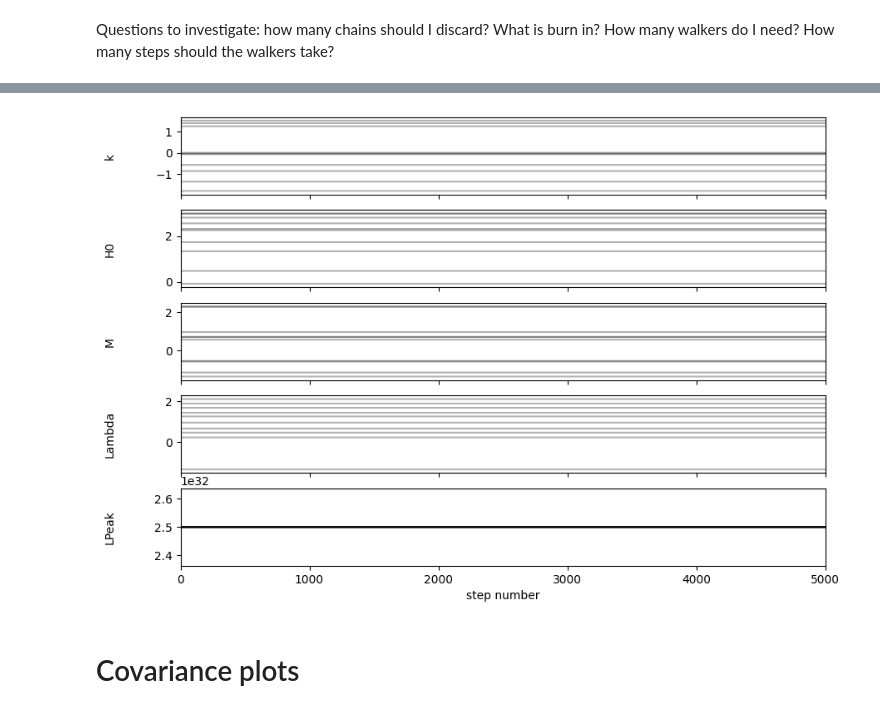
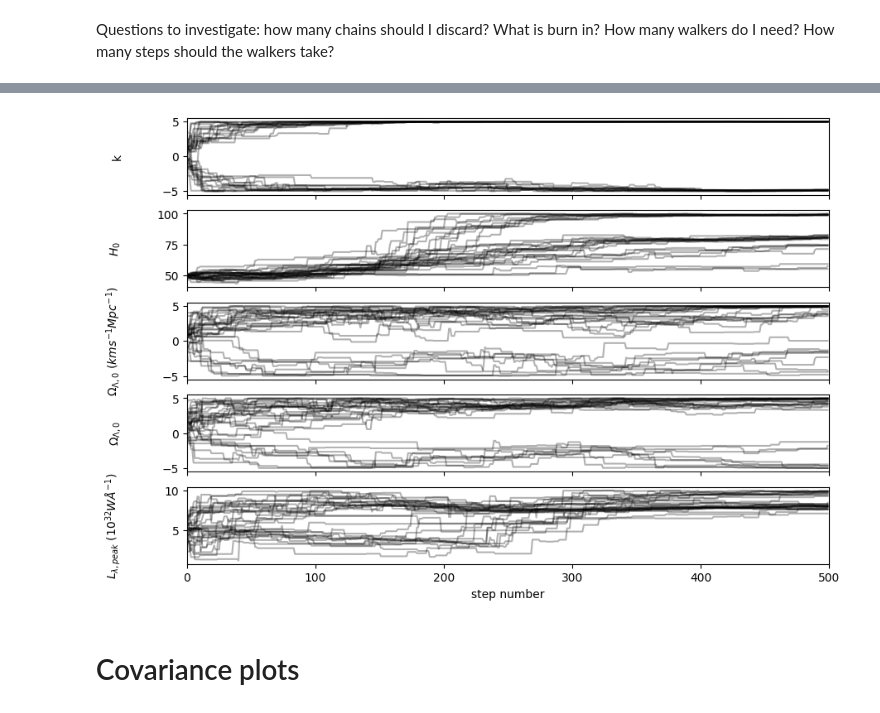
Before and after one commit to LightningMinion/Supernova-Cosmology, a Jupyter notebook: extension-code.ipynb, the cells around one changed output, grey strips where cells are left out. Cells and saved outputs as stored; diff of their text form; code cells hidden in the pictures.

```diff
--- a/extension-code.ipynb
+++ b/extension-code.ipynb
@@ -22,13 +23,13 @@ def scale_factor(z):
     return 1/(1+z)
 
 def curv_scale(H0, omega_M, omega_DE):
-    R0 = c/(75*np.sqrt(np.abs(omega_M+omega_DE-1)))
+    R0 = c/(H0*np.sqrt(np.abs(omega_M+omega_DE-1)))
     return R0
 
 def Friedmann_eq(z, k, H0, omega_M, omega_DE):
     a = scale_factor(z)
     R0 = curv_scale(H0, omega_M, omega_DE)
-    H2 = (75**2)*(omega_M/(a**3) + omega_DE - k*(c**2)/((R0**2)*(a**2)))
+    H2 = (H0**2)*(omega_M/(a**3) + omega_DE - k*(c**2)/((R0**2)*(a**2)))
     #if H2 <= 0:
         #return 0.00000001*np.random.random()
     return H2
@@ -58,7 +59,7 @@ def Sk(k, H0, omega_M, omega_DE, rc):
 def mag_model(z, k, H0, omega_M, omega_DE, LPeakLambda):
     rc = co_moving_dist(z, k, H0, omega_M, omega_DE)
     sk = Sk(k, H0, omega_M, omega_DE, rc)
-    flux = LPeakLambda/(4*np.pi*(sk**2)*((1+z)**2))
+    flux = LPeakLambda*(10**32)/(4*np.pi*(sk**2)*((1+z)**2))
     argument = flux/f0
     mag = -2.5*np.log10(argument)
     return mag
@@ -74,14 +75,15 @@ Parameters of model are: {k, H0, omega_M, omega_DE, LPeakLambda}
 Priors are: {k=0, H0~70, etc}
 
 Should priors be uniform or Gaussian over the range? - use uniform unless I have good reasons to use a Gaussian (eg if I use the Planck result as a prior, the prior could be a Gaussian with st dev being the error given by Planck)
-# %%
-def log_prior(theta):
-    k, H0, omega_M, omega_DE, LPeakLambda = theta
-    if -1<k<1 and 65<H0<75 and 0.3<omega_M<0.35 and 0.65<omega_DE<0.7 and (2*10**32)<LPeakLambda<(5*10**32):
-        return 0.0
-    return -np.inf
-
-priors_central = [0, 2, 0.325, 0.675, 2.5*10**32]
+# %%
+def log_prior(theta):
+    #print("prior func run")
+    k, H0, omega_M, omega_DE, LPeakLambda = theta
+    if -5<k<5 and -100<H0<100 and -5<omega_M<5 and -5<omega_DE<5 and (1)<LPeakLambda<(10): #go back to previous sensible priors
+        return 0.0
+    return -np.inf
+
+priors_central = [0, 50, 1, 1, 5]
 # %% [markdown]
 # Likelihood function
 # %%
@@ -102,12 +108,15 @@ def log_probability(theta, z, mag, magerr):
 Questions to investigate: how many chains should I discard? What is burn in? How many walkers do I need? How many steps should the walkers take?
 # %%
 pos = priors_central + np.random.randn(10, 5)
-nsteps = 5000 #number of steps walkers take
-ndiscard = 1 #how many steps at the beginning of the chain to discard
+print(pos)
+nsteps = 500 #number of steps walkers take
+ndiscard = 10 #how many steps at the beginning of the chain to discard
 nwalkers, ndim = pos.shape
+print(pos.shape)
 sampler = emcee.EnsembleSampler(
     nwalkers, ndim, log_probability, args = (sn_z, sn_mag, sn_mag_err)
 )
+print(sampler)
 sampler.run_mcmc(pos, nsteps, progress = True)
 flat_samples = sampler.get_chain(discard = ndiscard, thin = 15, flat = True)
 # %% [output]
@@ -115,17 +239,17 @@ You must install the tqdm library to use progress indicators with emcee
 # %%
 fig, axes = plt.subplots(5, figsize=(10, 7), sharex=True)
 samples = sampler.get_chain()
-labels = ["k", "H0", "M", "Lambda", "LPeak"]
+labels = ["k", "$H_0$", "${Ω_{Λ,0}}$ $({kms^{-1}Mpc^{-1}})$", "${Ω_{Λ,0}}$", "${L_{λ, peak}}$ ${(10^{32} W Å^{-1})}$"]
 for i in range(ndim):
     ax = axes[i]
     ax.plot(samples[:, :, i], "k", alpha=0.3)
     ax.set_xlim(0, len(samples))
     ax.set_ylabel(labels[i])
     ax.yaxis.set_label_coords(-0.1, 0.5)
 
 axes[-1].set_xlabel("step number");
 # %% [output]
-[figure, old version]
+[figure, new version]
 # %% [markdown]
 # Covariance plots
 # %%
```
Also changed, not shown: parts of 4 cells of this notebook, 1 other file.
